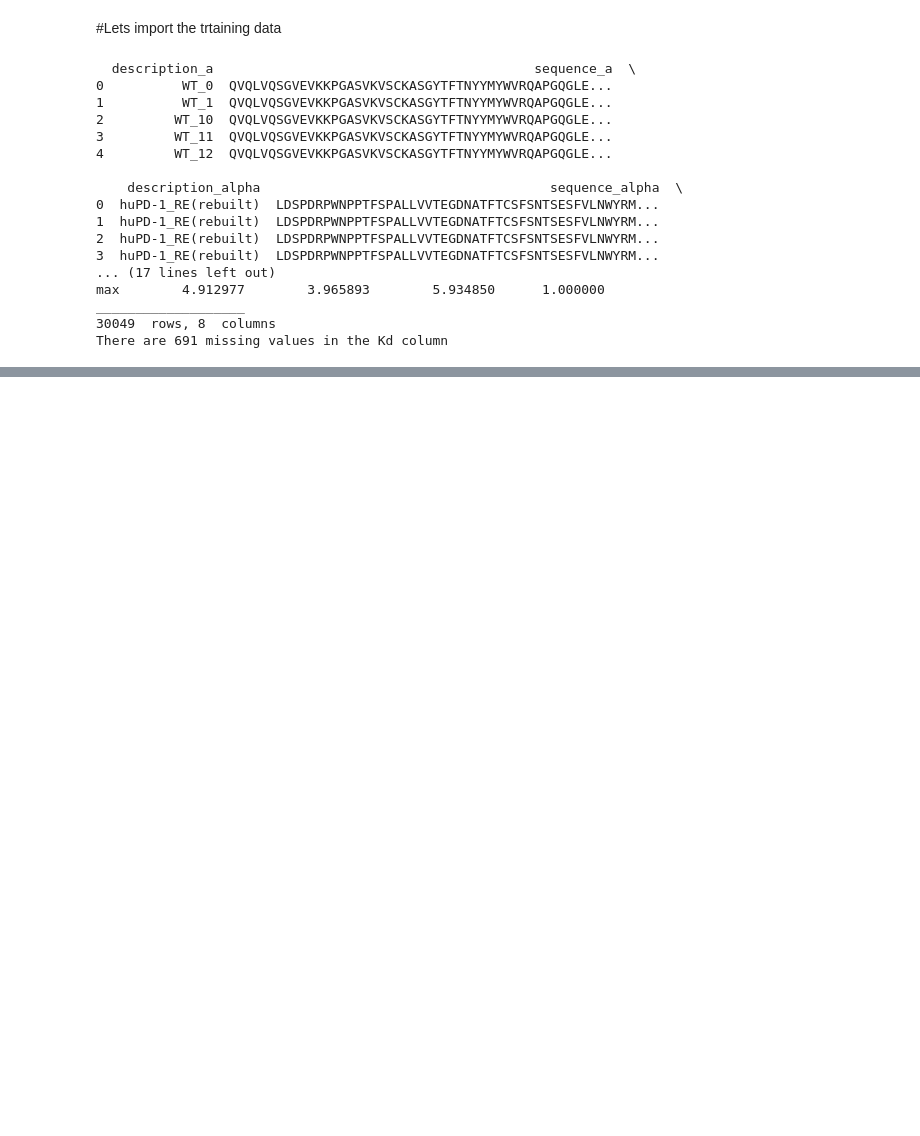
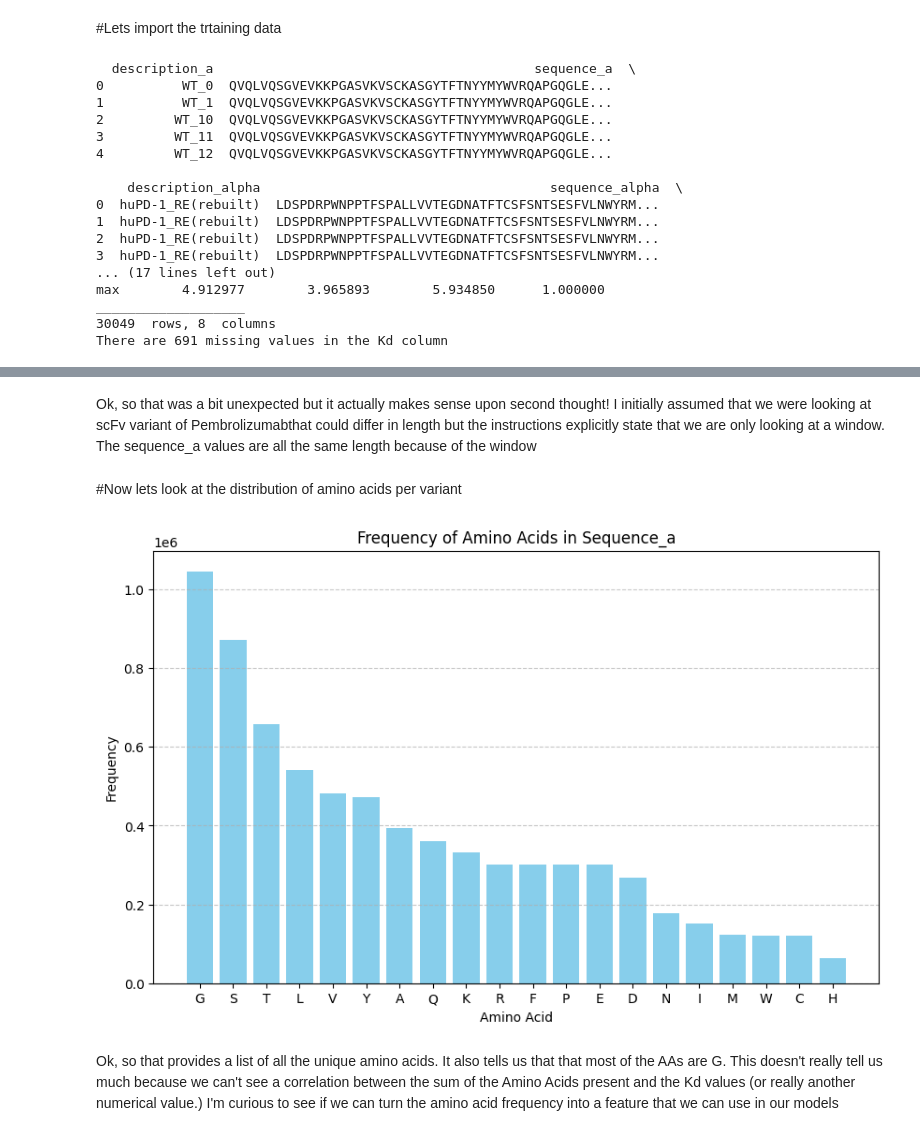
Before and after one commit to eitanzeev/-_bio_challenge, a Jupyter notebook: a_alpha_data_exploration.ipynb, the cells around one changed output, grey strips where cells are left out. Saved outputs shown, nothing was run; the diff lists cells and outputs as text; code cells hidden in the pictures; blank space fills up the shorter version.

```diff
--- a/a_alpha_data_exploration.ipynb
+++ b/a_alpha_data_exploration.ipynb
@@ -85,0 +158,22 @@ ______________________________
+# %%
+#Lets now label the datapoints within the training set that are Kd, q_value, or Kd_bound_diff outliers
+
+#Number of Kd outliers
+training_data['Kd_outlier'] = np.where((training_data['Kd'] < kd_lower_whisker) | (training_data['Kd'] > kd_upper_whisker), 1, 0)
+print(len(training_data[training_data['Kd_outlier'] == 1]), '  Kd outliers')
+print(len(training_data[training_data['Kd'] < kd_lower_whisker]), '  Kd lower whisker outliers')
+print(len(training_data[training_data['Kd'] > kd_upper_whisker]), '  Kd upper whisker outliers')
+
+print('____________________________')
+
+#Number of q_value outliers
+training_data['q_value_outlier'] = np.where((training_data['q_value'] < q_value_lower_whisker) | (training_data['q_value'] > q_value_upper_whisker), 1, 0)
+print(len(training_data[training_data['q_value_outlier'] == 1]), ' q_value outliers')
+
+print('____________________________')
+
+#Number of Kd_bound_diff outliers
+training_data['Kd_bound_diff_outlier'] = np.where((training_data['Kd_bound_diff'] < kd_diff_lower_whisker) | (training_data['Kd_bound_diff'] > kd_diff_upper_whisker), 1, 0)
+print(len(training_data[training_data['Kd_bound_diff_outlier'] == 1]), 'k d_bound_diff outliers')
+print(len(training_data[training_data['Kd_bound_diff'] < kd_diff_lower_whisker]), '  Kd_bound_diff lower whisker outliers')
+print(len(training_data[training_data['Kd_bound_diff'] > kd_diff_upper_whisker]), '  Kd_bound_diff upper whisker outliers')
@@ -85,0 +250,23 @@ ______________________________
+# %% [markdown]
+Ok, so that was a bit unexpected but it actually makes sense upon second thought! I initially assumed that we were looking at scFv variant of Pembrolizumabthat could differ in length but the instructions explicitly state that we are only looking at a window. The sequence_a values are all the same length because of the window
+# %% [markdown]
+#Now lets look at the distribution of amino acids per variant
+# %%
+all_sequences_a = ''.join(training_data['sequence_a'])
+all_amino_acids= Counter(all_sequences_a)
+
+# Step 2: Create a DataFrame from the counter and plot
+freq_df = pd.DataFrame(list(all_amino_acids.items()), columns=['Amino Acid', 'Frequency']).sort_values(by='Frequency', ascending=False)
+
+# Plotting
+plt.figure(figsize=(10, 6))
+plt.bar(freq_df['Amino Acid'], freq_df['Frequency'], color='skyblue')
+plt.title('Frequency of Amino Acids in Sequence_a')
+plt.xlabel('Amino Acid')
+plt.ylabel('Frequency')
+plt.grid(axis='y', linestyle='--', alpha=0.7)
+plt.show()
+# %% [output]
+[figure, added]
+# %% [markdown]
+Ok, so that provides a list of all the unique amino acids. It also tells us that that most of the AAs are G. This doesn't really tell us much because we can't see a correlation between the sum of the Amino Acids present and the Kd values (or really another numerical value.) I'm curious to see if we can turn the amino acid frequency into a feature that we can use in our models
```
Also changed, not shown: parts of 18 cells of this notebook.
